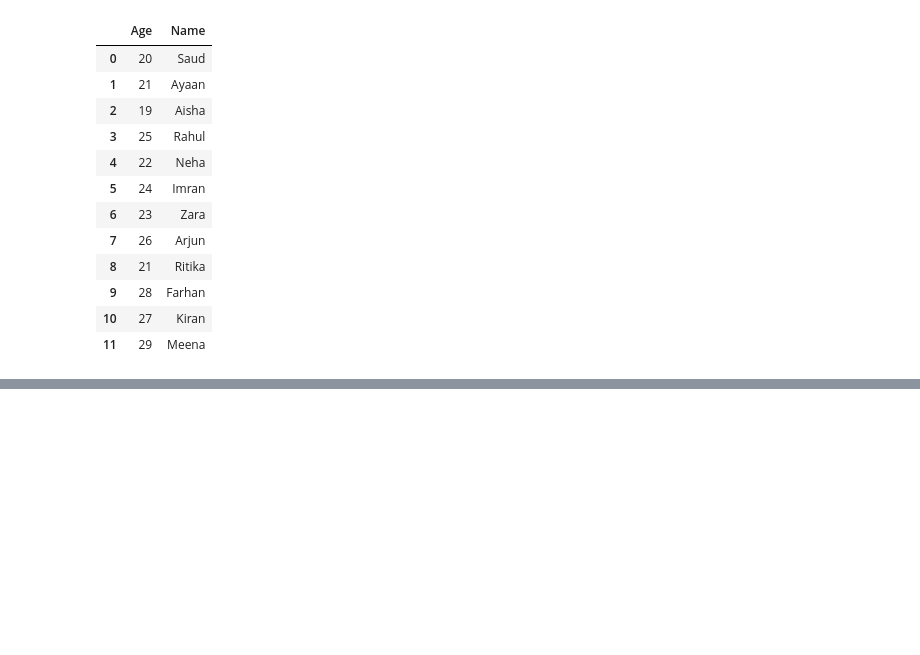
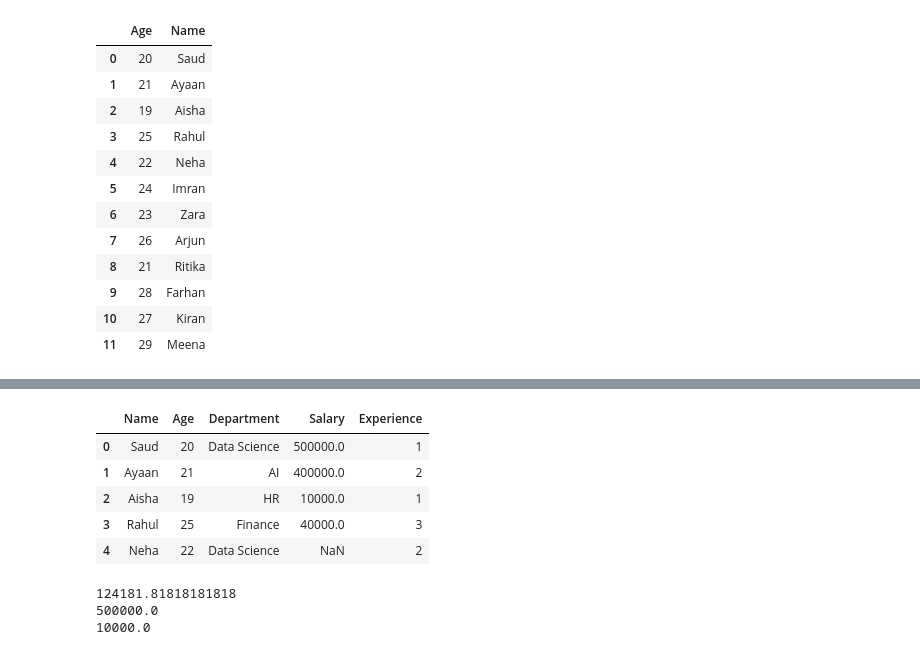
Before and after one commit to saudjabarali/pandas_grind, a Jupyter notebook: PandasPractice.ipynb, the cells around one changed output, grey strips where cells are left out. Cells and saved outputs as stored; diff of their text form; code cells hidden in the pictures; blank space fills up the shorter version.

```diff
--- a/PandasPractice.ipynb
+++ b/PandasPractice.ipynb
@@ -298,0 +319,21 @@ df[["Age","Name"]]
+# %%
+#PD10-Drop a column
+df=df.drop("City", axis=1)
+# %%
+df.head()
+# %% [output]
+|  | Name | Age | Department | Salary | Experience |
+| 0 | Saud | 20 | Data Science | 500000.0 | 1 |
+| 1 | Ayaan | 21 | AI | 400000.0 | 2 |
+| 2 | Aisha | 19 | HR | 10000.0 | 1 |
+| 3 | Rahul | 25 | Finance | 40000.0 | 3 |
+| 4 | Neha | 22 | Data Science | NaN | 2 |
+# %%
+#PD11 Find:Mean Max Min
+print(df["Salary"].mean())
+print(df["Salary"].max())
+print(df["Salary"].min())
+# %% [output]
+124181.81818181818
+500000.0
+10000.0
```
Also changed, not shown: parts of 2 cells of this notebook.
